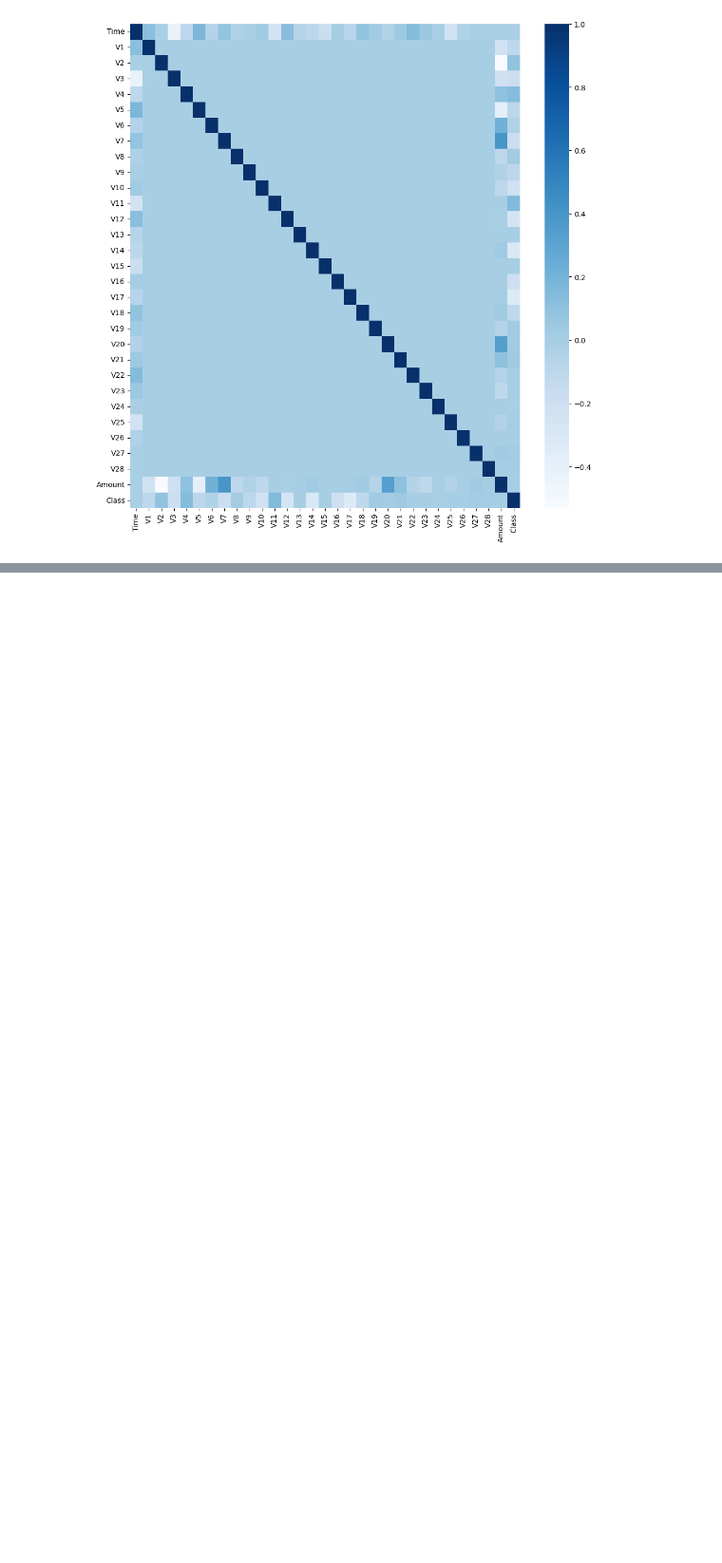
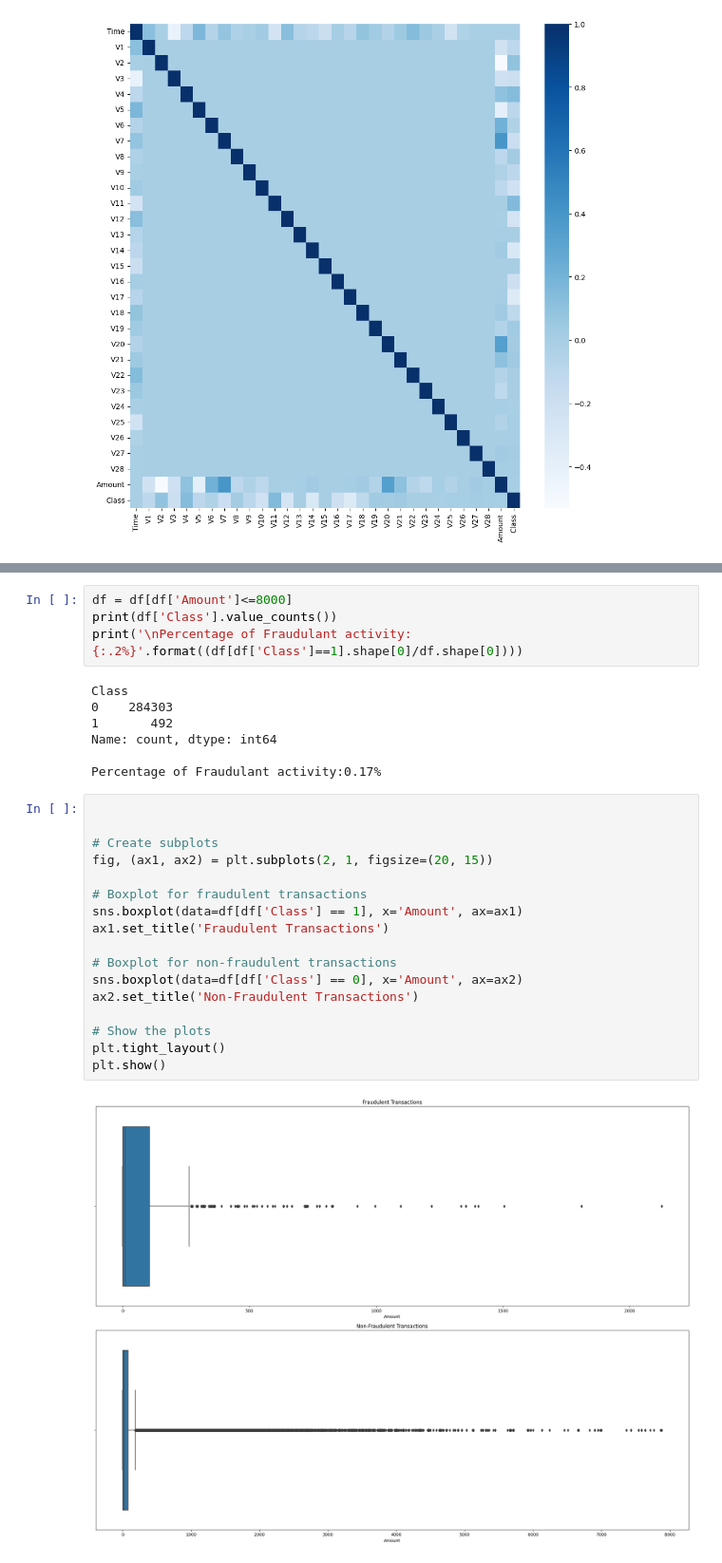
Before and after one commit to sweeksss/CreditCardFraudDetection, a Jupyter notebook: fraud_detection_model_isolationforest.ipynb, the cells around one changed output, grey strips where cells are left out. Shown at 95% size. Drawn from its saved outputs; the diff is of its cells as text; blank space fills up the shorter version.

```diff
--- a/fraud_detection_model_isolationforest.ipynb
+++ b/fraud_detection_model_isolationforest.ipynb
@@ -199,0 +250,30 @@ plt.show()
+# %%
+df = df[df['Amount']<=8000]
+print(df['Class'].value_counts())
+print('\nPercentage of Fraudulant activity:{:.2%}'.format((df[df['Class']==1].shape[0]/df.shape[0])))
+# %% [output]
+Class
+0    284303
+1       492
+Name: count, dtype: int64
+
+Percentage of Fraudulant activity:0.17%
+# %%
+
+
+# Create subplots
+fig, (ax1, ax2) = plt.subplots(2, 1, figsize=(20, 15))
+
+# Boxplot for fraudulent transactions
+sns.boxplot(data=df[df['Class'] == 1], x='Amount', ax=ax1)
+ax1.set_title('Fraudulent Transactions')
+
+# Boxplot for non-fraudulent transactions
+sns.boxplot(data=df[df['Class'] == 0], x='Amount', ax=ax2)
+ax2.set_title('Non-Fraudulent Transactions')
+
+# Show the plots
+plt.tight_layout()
+plt.show()
+# %% [output]
+[figure, added]
```
Also changed, not shown: parts of 5 cells of this notebook.
